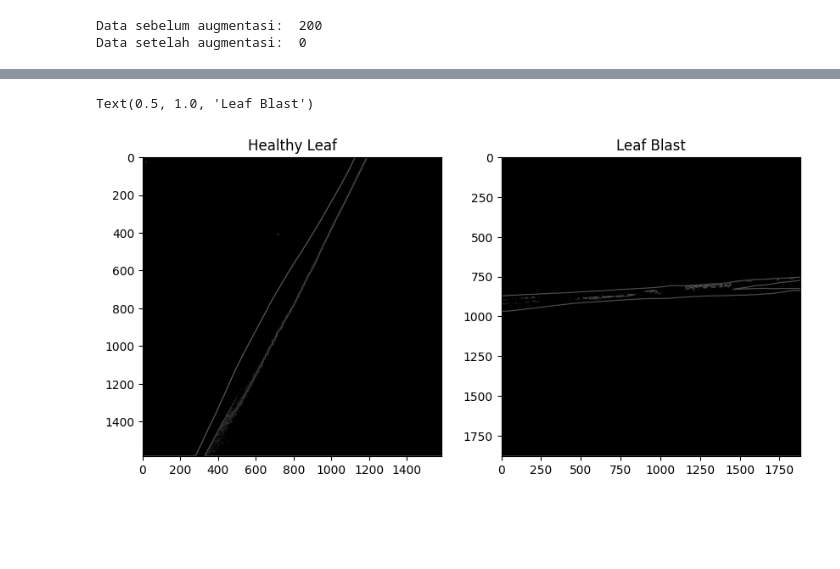
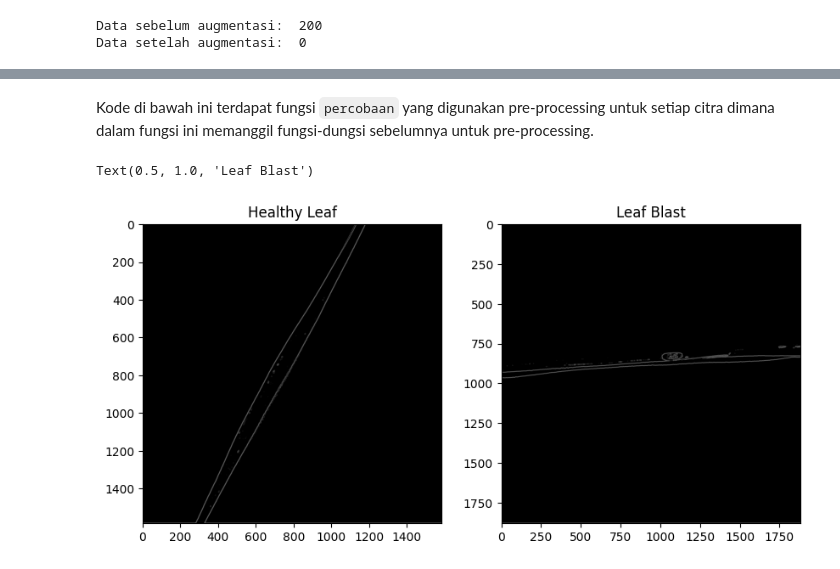
Before and after one commit to arilaprilio/project-pcd-klp12, a Jupyter notebook: Percobaan2.ipynb, the cells around one changed output, grey strips where cells are left out. Cells and saved outputs as stored; diff of their text form; code cells hidden in the pictures; blank space fills up the shorter version.

```diff
--- a/Percobaan2.ipynb
+++ b/Percobaan2.ipynb
@@ -110,7 +114,7 @@ def thresholding(image):
     hasil = np.zeros((baris, kolom))
     for i in range(baris):
         for j in range(kolom):
-            if image[i, j] > 155:
+            if image[i, j] > 125:
                 hasil[i, j] = 255
             else:
                 hasil[i, j] = 0
@@ -121,10 +125,10 @@ def meanprewitt(gambar):
         return np.pad(image, pad_width=2, mode='edge')
 
     kernel5x5 = np.array([[1/25, 1/25, 1/25, 1/25, 1/25],
-                        [1/25, 1/25, 1/25, 1/25, 1/25],
-                        [1/25, 1/25, 1/25, 1/25, 1/25],
-                        [1/25, 1/25, 1/25, 1/25, 1/25],
-                        [1/25, 1/25, 1/25, 1/25, 1/25]])
+                          [1/25, 1/25, 1/25, 1/25, 1/25],
+                          [1/25, 1/25, 1/25, 1/25, 1/25],
+                          [1/25, 1/25, 1/25, 1/25, 1/25],
+                          [1/25, 1/25, 1/25, 1/25, 1/25]])
 
     kernelPrewittX = np.array([[-1, 0, 1],
                             [-1, 0, 1],
@@ -177,32 +183,34 @@ def normalisasi(image):
+# %% [markdown]
+Kode di bawah ini terdapat fungsi `percobaan` yang digunakan pre-processing untuk setiap citra dimana dalam fungsi ini memanggil fungsi-dungsi sebelumnya untuk pre-processing.
 # %%
-def percobaan1(gambar):
+def percobaan(gambar):
 	gambar = ubah_ke_gray(gambar)
 	gambar = thresholding(gambar)
 	gambar = meanprewitt(gambar)
 	gambar = normalisasi(gambar).astype(np.uint8)
 	return gambar
 
 dataPreprocessed = []
 for i in range(len(data)):
 	img = data[i]
-	img = percobaan1(img)
+	img = percobaan(img)
 	dataPreprocessed.append(img)
 
-healthyP = percobaan1(healthy)
-leafblastP = percobaan1(leafblast)
+healthyP = percobaan(healthy)
+leafblastP = percobaan(leafblast)
 
 plt.figure(figsize=(10, 5))
 
 plt.subplot(1, 2, 1)
 plt.imshow(healthyP, cmap='gray')
 plt.title('Healthy Leaf')
 
 plt.subplot(1, 2, 2)
 plt.imshow(leafblastP, cmap='gray')
 plt.title('Leaf Blast')
 # %% [output]
 Text(0.5, 1.0, 'Leaf Blast')
-[figure, old version]
+[figure, new version]
 # %%
 def glcm(image, derajat):
     if derajat == 0:
```
Also changed, not shown: parts of 40 cells of this notebook, 1 other file.
